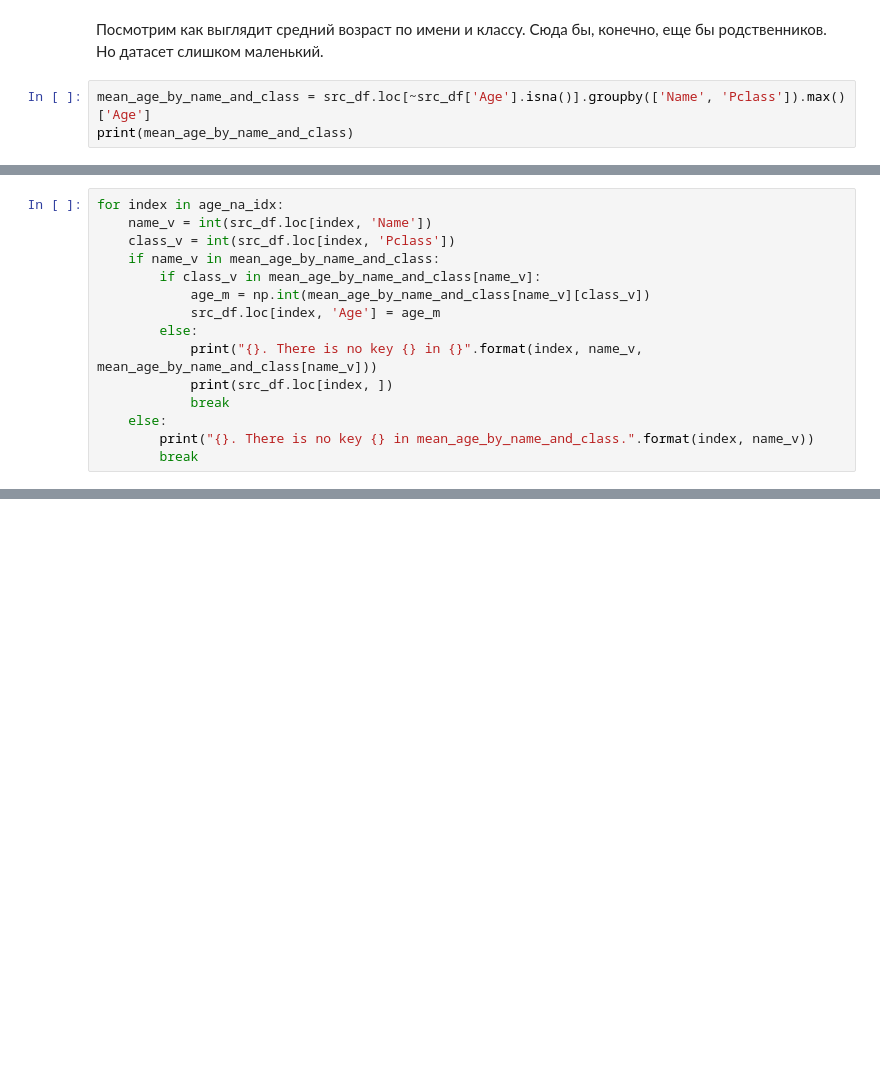
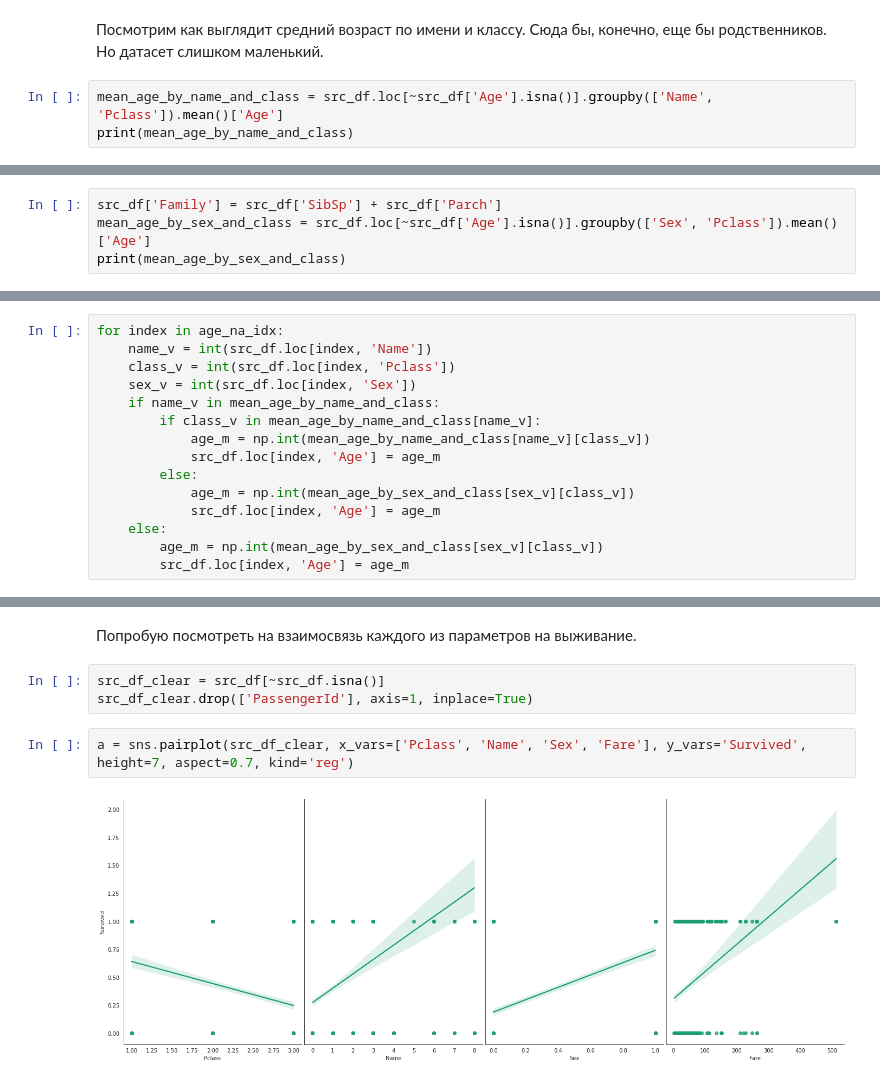
Before and after one commit to jast4ik/Hillel_ML_HW, a Jupyter notebook: Homework07/HW07.ipynb, the cells around one changed output, grey strips where cells are left out. Drawn from its saved outputs; the diff is of its cells as text; blank space fills up the shorter version.

```diff
--- a/Homework07/HW07.ipynb
+++ b/Homework07/HW07.ipynb
@@ -184,7 +185,7 @@ dtype: int64
 # %% [markdown]
 Посмотрим как выглядит средний возраст по имени и классу. Сюда бы, конечно, еще бы родственников. Но датасет слишком маленький.
 # %%
-mean_age_by_name_and_class = src_df.loc[~src_df['Age'].isna()].groupby(['Name', 'Pclass']).max()['Age']
+mean_age_by_name_and_class = src_df.loc[~src_df['Age'].isna()].groupby(['Name', 'Pclass']).mean()['Age']
 print(mean_age_by_name_and_class)
 # %% [output]
 Name  Pclass
@@ -211,0 +214,4 @@ Name: Age, dtype: float64
+# %%
+src_df['Family'] = src_df['SibSp'] + src_df['Parch']
+mean_age_by_sex_and_class = src_df.loc[~src_df['Age'].isna()].groupby(['Sex', 'Pclass']).mean()['Age']
+print(mean_age_by_sex_and_class)
@@ -221,14 +232,14 @@ Int64Index([   5,   17,   19,   26,   28,   29,   31,   32,   36,   42,
 for index in age_na_idx:
     name_v = int(src_df.loc[index, 'Name'])
     class_v = int(src_df.loc[index, 'Pclass'])
+    sex_v = int(src_df.loc[index, 'Sex'])
     if name_v in mean_age_by_name_and_class:
         if class_v in mean_age_by_name_and_class[name_v]:
             age_m = np.int(mean_age_by_name_and_class[name_v][class_v])
             src_df.loc[index, 'Age'] = age_m
         else:
-            print("{}. There is no key {} in {}".format(index, name_v, mean_age_by_name_and_class[name_v]))
-            print(src_df.loc[index, ])
-            break
+            age_m = np.int(mean_age_by_sex_and_class[sex_v][class_v])
+            src_df.loc[index, 'Age'] = age_m
     else:
-        print("{}. There is no key {} in mean_age_by_name_and_class.".format(index, name_v))
-        break
+        age_m = np.int(mean_age_by_sex_and_class[sex_v][class_v])
+        src_df.loc[index, 'Age'] = age_m
@@ -253,0 +270,9 @@ print(src_df['Pclass'].max())
+# %% [markdown]
+Попробую посмотреть на взаимосвязь каждого из параметров на выживание.
+# %%
+src_df_clear = src_df[~src_df.isna()]
+src_df_clear.drop(['PassengerId'], axis=1, inplace=True)
+# %%
+a = sns.pairplot(src_df_clear, x_vars=['Pclass', 'Name', 'Sex', 'Fare'], y_vars='Survived', height=7, aspect=0.7, kind='reg')
+# %% [output]
+[figure, added]
```
Also changed, not shown: parts of 17 cells of this notebook.
